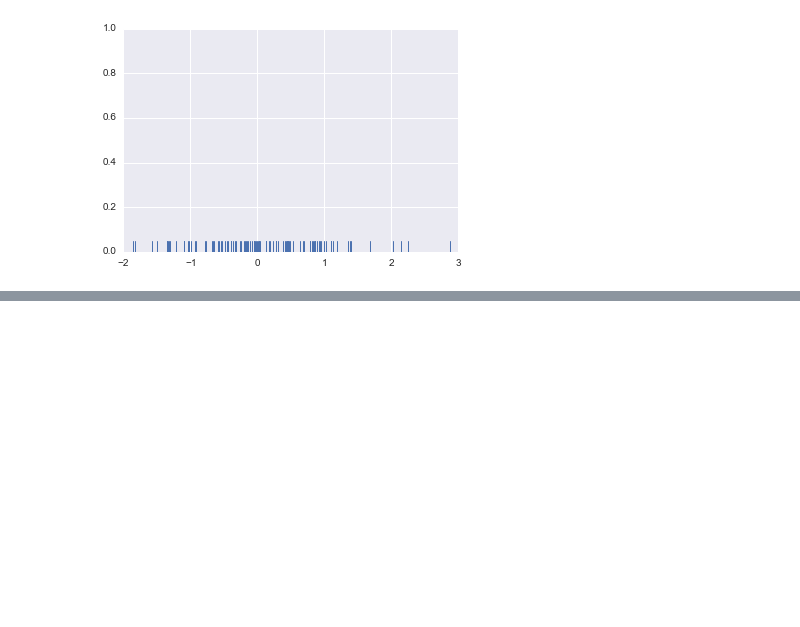
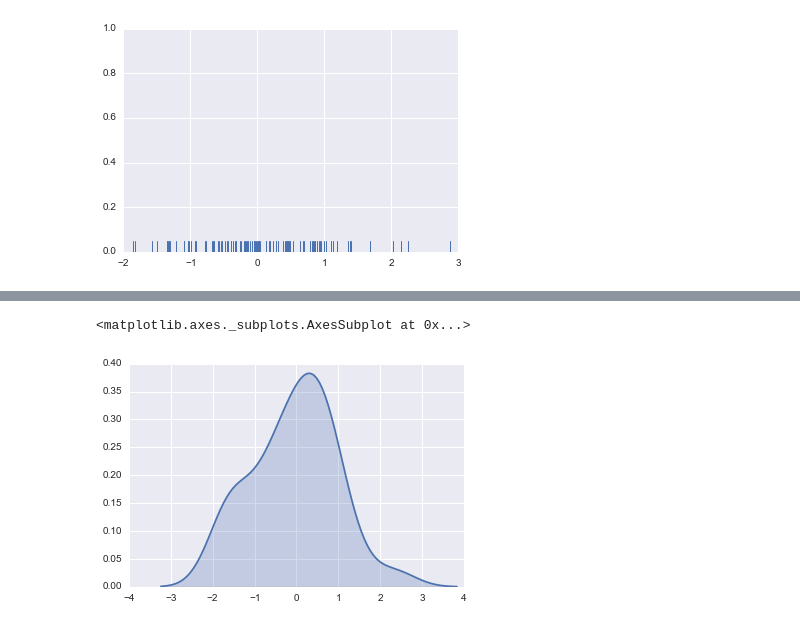
Before and after one commit to qszhuan/qszhuan-notebook, a Jupyter notebook: data-visualization/Visualize the distribution.ipynb, the cells around one changed output, grey strips where cells are left out. Drawn from its saved outputs; the diff is of its cells as text; code cells hidden in the pictures; blank space fills up the shorter version.

```diff
--- a/data-visualization/Visualize the distribution.ipynb
+++ b/data-visualization/Visualize the distribution.ipynb
@@ -25,0 +49,5 @@ sns.rugplot(x)
+# %%
+sns.kdeplot(x, shade=True)
+# %% [output]
+<matplotlib.axes._subplots.AxesSubplot at 0x...>
+[figure, added]
```
Also changed, not shown: parts of 27 cells of this notebook, 1 other file.
